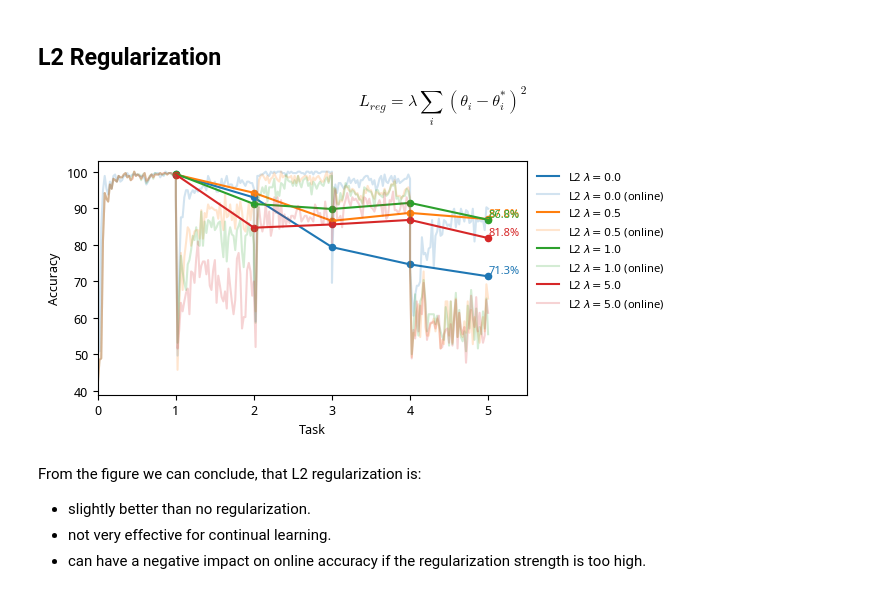
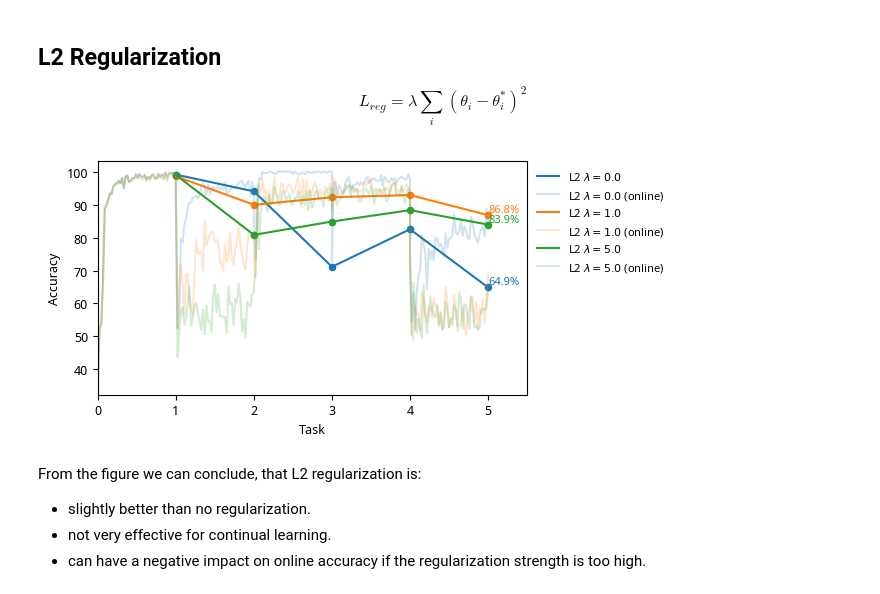
Before and after one commit to adaptive-machine-learning/PAKDD2025, a Jupyter notebook: notebooks/02_regularisation.ipynb, the cells around one changed output. Drawn from its saved outputs; the diff is of its cells as text; code cells hidden in the pictures.

```diff
--- a/notebooks/02_regularisation.ipynb
+++ b/notebooks/02_regularisation.ipynb
@@ -65,7 +65,7 @@ class L2RegularizedCL(BatchClassifier, TrainTaskAware, TestTaskAware):
     ) -> None:
         super().__init__(schema)
         self.lambda_ = lambda_
-        self.device = device
+        self.device = torch.device(device)
         self.task_mask = task_mask.to(device)
         self.lr = lr
         self.model = model.to(self.device)
@@ -104,9 +104,6 @@ class L2RegularizedCL(BatchClassifier, TrainTaskAware, TestTaskAware):
 
     def on_train_task(self, task_id: int):
         self.task_id = task_id
-        # Adam maintains momentum, so we need to reinitialize the optimizer
-        # when the task changes
-        self.optimizer = torch.optim.Adam(self.model.parameters(), lr=self.lr)
 
         # Anchoring the first task is detrimental
         if task_id == 0:
@@ -120,20 +117,15 @@ class L2RegularizedCL(BatchClassifier, TrainTaskAware, TestTaskAware):
     def on_test_task(self, task_id: int):
         self.task_id = task_id
 # %%
-for lambda_ in [
-    0,
-    0.5,
-    1.0,
-    5.0,
-]:
+for lambda_ in [0, 1.0, 5.0]:
     results[f"L2 $\\lambda={lambda_:.1f}$"] = run(
         L2RegularizedCL(
             schema, LeNet5(10), lambda_=lambda_, task_mask=task_mask, lr=0.01
         ),
     )
 _ = plot_multiple(results, acc_seen=True, acc_online=True)
 # %% [output]
-[figure, old version]
+[figure, new version]
 # %% [markdown]
 From the figure we can conclude, that L2 regularization is:
 
```
Also changed, not shown: parts of 5 cells of this notebook.
